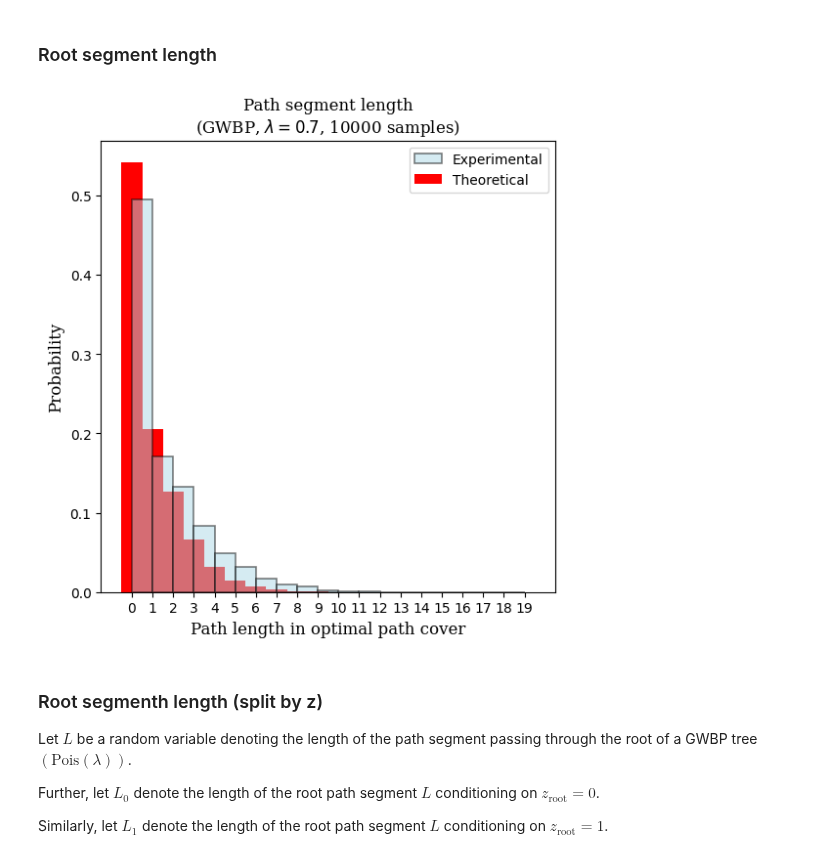
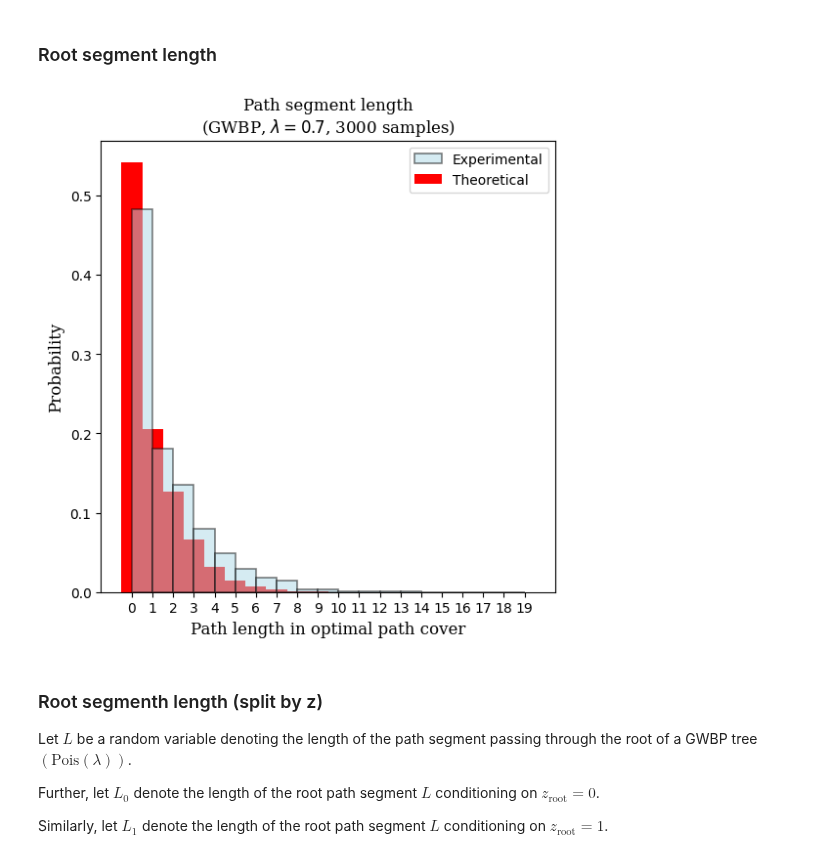
Before and after one commit to JulesGB/MeanFieldLastPassagePercolation, a Jupyter notebook: typical_path_length.ipynb, the cells around one changed output. Cells and saved outputs as stored; diff of their text form; code cells hidden in the pictures.

```diff
--- a/typical_path_length.ipynb
+++ b/typical_path_length.ipynb
@@ -13,7 +13,7 @@ import scipy.stats as stats
 import pylab
 import math
 # %%
-num_samples = 10000
+num_samples = 3000
 # %% [markdown]
 ### Function Definitions
 # %%
@@ -109,8 +109,8 @@ def draw_tree(tree, layout, draw_path=True):
     else:
         nx.draw_networkx_edges(rooted_tree, pos=layout)
 
-def generate_histogram(dataset, func = compute_L, bins = np.arange(0,100,1), title=None):
-    theoretical_seg_lengths = [func(b) for b in bins]
+def generate_histogram(dataset, func, bins = np.arange(0,100,1), title=None):
+    theoretical_seg_lengths = [func(k) for k in bins]
     plt.figure(figsize=(6,6))
     plt.bar(bins, theoretical_seg_lengths, color='red', width=1, label='Theoretical')
     plt.hist(dataset, bins=bins, density=True, edgecolor = 'black', linewidth=1.2, color = 'lightblue', alpha=0.5, label='Experimental')
@@ -170,9 +170,10 @@ for _ in range(num_samples):
 
     root_seg_lengths.append(root_seg_length(sample_tree))
 # %%
-generate_histogram(root_seg_lengths, bins=np.arange(0,20,1))
+theoretical_func = lambda k: compute_L(k, LAM)
+generate_histogram(root_seg_lengths, func=theoretical_func, bins=np.arange(0,20,1))
 # %% [output]
-[figure, old version]
+[figure, new version]
 # %% [markdown]
 ### Root segmenth length (split by z)
 
```
Also changed, not shown: parts of 10 cells of this notebook.
